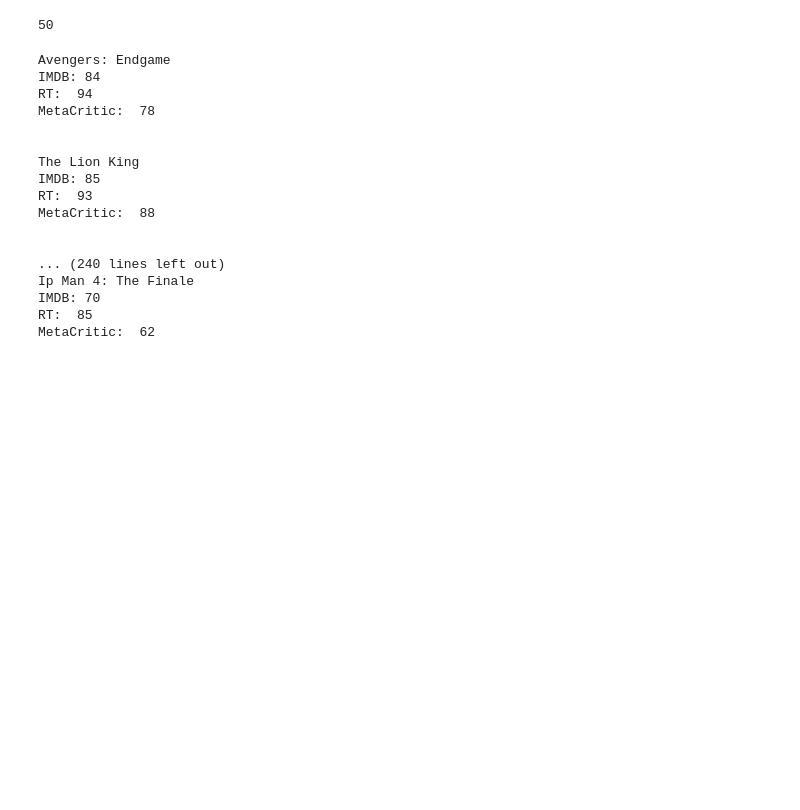
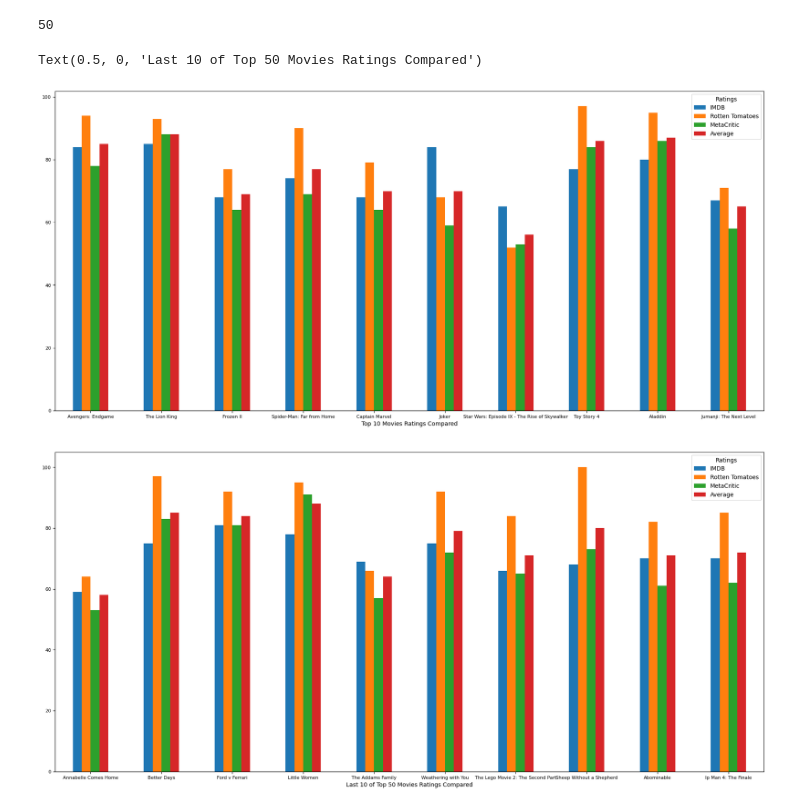
Before and after one commit to dandex200/Data_Science_Python, a Jupyter notebook: Assignment 1/Assignment_1.ipynb, the cells around one changed output. Saved outputs shown, nothing was run; the diff lists cells and outputs as text; code cells hidden in the pictures; blank space fills up the shorter version.

```diff
--- a/Assignment 1/Assignment_1.ipynb
+++ b/Assignment 1/Assignment_1.ipynb
@@ -28,54 +27,51 @@ print(len(data))
 # %% [output]
 50
 # %%
-#Print Scores of Each
+#Create Pandas Dataframe for IMDB, Rotten Tomatoes, and Metacritic scores and their averages for each movie that has scores for all 3 (49 of them)
 
+#Functions to convert each specific website's scoring system to a uniform /100 score
 def imdb_convert(imdb_string):
     new_string = imdb_string.replace('.', '').replace('/10', '')
     imdb_score = int(new_string)
     return imdb_score
 
 def rt_convert(rt_string):
     new_string = rt_string.replace('%', '')
     rt_score = int(new_string)
     return rt_score
 
 def meta_convert(meta_string):
     new_string = meta_string.replace("/100", '')
     meta_score = int(new_string)
     return meta_score
 
+movie_titles = []
+imdb_scores = []
+rotten_scores = []
+meta_scores = []
+average_scores = []
+
 for m in data:
     if(len(m['ratings']) == 3):
-        print(m['title'])
+        movie_titles.append(m['title'])
         imdb_score = imdb_convert(m['ratings'][0]['Value'])
+        imdb_scores.append(imdb_score)
         rt_score = rt_convert(m['ratings'][1]['Value'])
+        rotten_scores.append(rt_score)
         meta_score = meta_convert(m['ratings'][2]['Value'])
-        print("IMDB:", imdb_score)
-        print("RT: ", rt_score)
-        print("MetaCritic: ", meta_score)
-        print("\n")
+        meta_scores.append(meta_score)
+        average_scores.append(int((imdb_score + rt_score + meta_score)/3))
 
+df = pd.DataFrame({'Top 10 Movies Ratings Compared': movie_titles, 'IMDB': imdb_scores, 'Rotten Tomatoes': rotten_scores, 'MetaCritic': meta_scores, 'Average': average_scores})
 
-#for m in data:)
-#    print("%s : \nIMDB: %s \nRT: %s \nMETA: %s\n" % (m['title'], m['ratings'][0]['Value'], m['ratings'][1]['Value'], m['ratings'][2]['Value']))
+ax = df.head(10).plot.bar(x='Top 10 Movies Ratings Compared', rot=0, figsize=(22,10), fontsize=8)
+ax.legend(title="Ratings")
+ax.set_xlabel("Top 10 Movies Ratings Compared")
 
-    # print("%s : IMDB: %s RT: META:   " % (m['title'], m['ratings']))
+ax2= df.tail(10).plot.bar(x='Top 10 Movies Ratings Compared', rot=0, figsize=(22,10), fontsize=8)
+ax2.legend(title="Ratings")
+ax2.set_xlabel("Last 10 of Top 50 Movies Ratings Compared")
 # %% [output]
-Avengers: Endgame
-IMDB: 84
-RT:  94
-MetaCritic:  78
-
-
-The Lion King
-IMDB: 85
-RT:  93
-MetaCritic:  88
-
-
-... (240 lines left out)
-Ip Man 4: The Finale
-IMDB: 70
-RT:  85
-MetaCritic:  62
+Text(0.5, 0, 'Last 10 of Top 50 Movies Ratings Compared')
+[figure, added]
+[figure, added]
```
Also changed, not shown: parts of 7 cells of this notebook.
